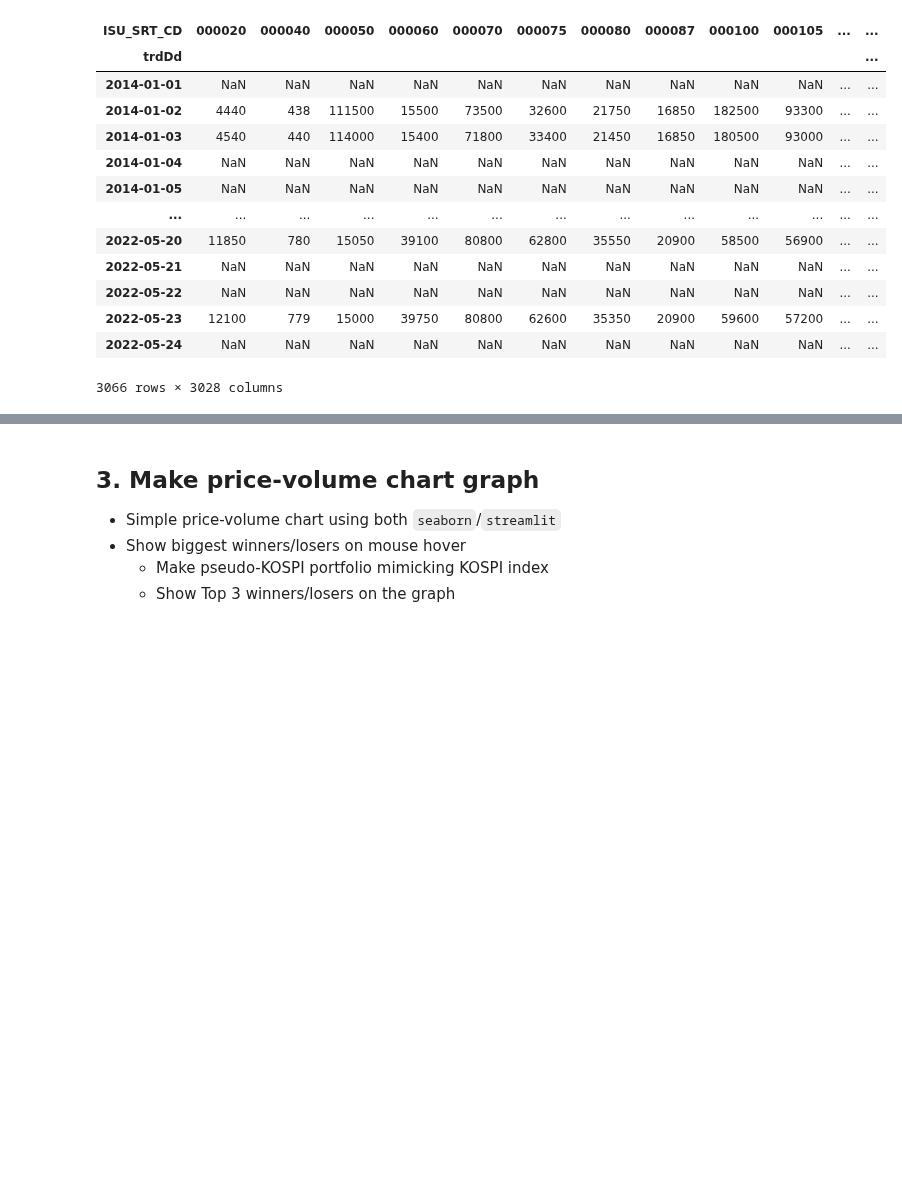
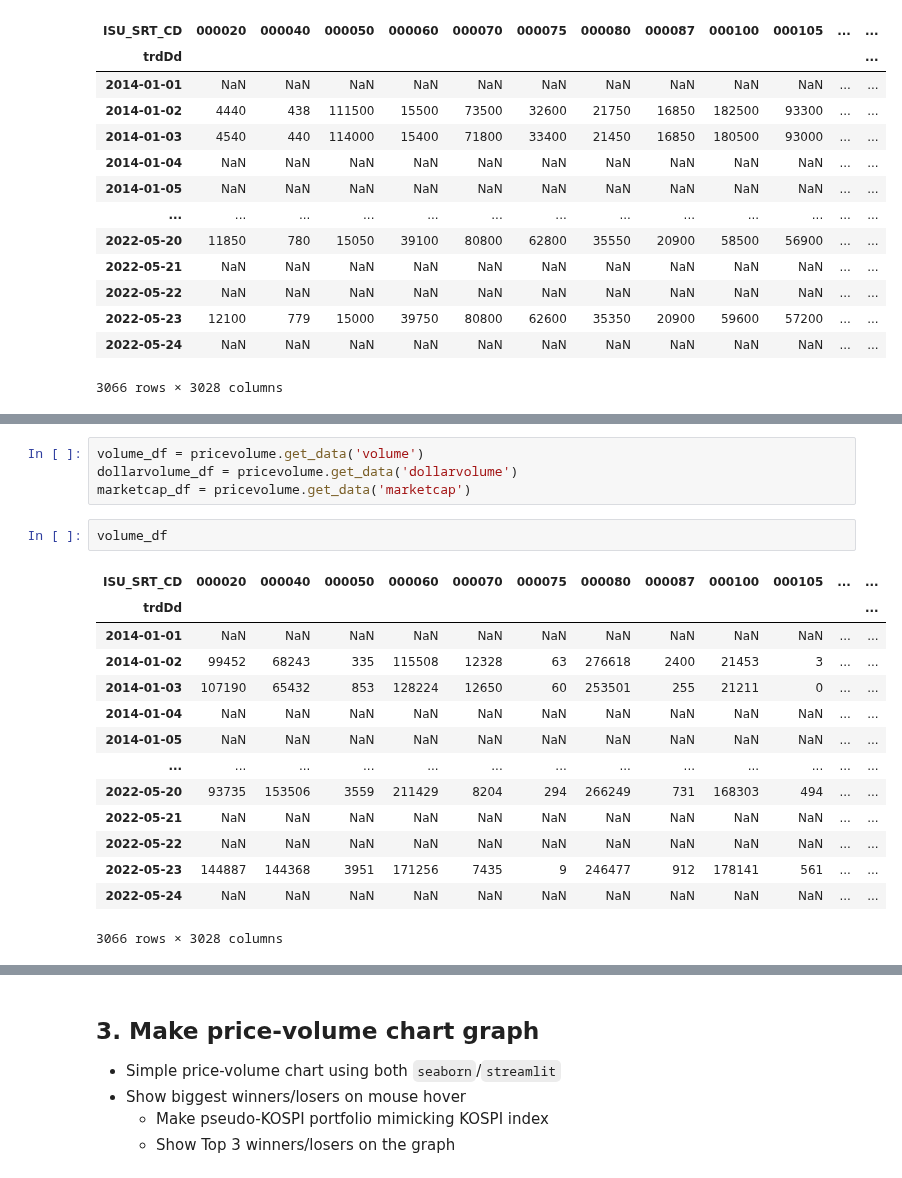
Before and after one commit to jaepil-choi/korquanttools, a Jupyter notebook: financedashboard.ipynb, the cells around one changed output, grey strips where cells are left out. Cells and saved outputs as stored; diff of their text form; blank space fills up the shorter version.

```diff
--- a/financedashboard.ipynb
+++ b/financedashboard.ipynb
@@ -53,0 +81,21 @@ close_df
+# %%
+volume_df = pricevolume.get_data('volume')
+dollarvolume_df = pricevolume.get_data('dollarvolume')
+marketcap_df = pricevolume.get_data('marketcap')
+# %%
+volume_df
+# %% [output]
+| ISU_SRT_CD | 000020 | 000040 | 000050 | 000060 | 000070 | 000075 | 000080 | 000087 | 000100 | 000105 | ... | ... |
+| trdDd |  |  |  |  |  |  |  |  |  |  |  | ... |
+| 2014-01-01 | NaN | NaN | NaN | NaN | NaN | NaN | NaN | NaN | NaN | NaN | ... | ... |
+| 2014-01-02 | 99452 | 68243 | 335 | 115508 | 12328 | 63 | 276618 | 2400 | 21453 | 3 | ... | ... |
+| 2014-01-03 | 107190 | 65432 | 853 | 128224 | 12650 | 60 | 253501 | 255 | 21211 | 0 | ... | ... |
+| 2014-01-04 | NaN | NaN | NaN | NaN | NaN | NaN | NaN | NaN | NaN | NaN | ... | ... |
+| 2014-01-05 | NaN | NaN | NaN | NaN | NaN | NaN | NaN | NaN | NaN | NaN | ... | ... |
+| ... | ... | ... | ... | ... | ... | ... | ... | ... | ... | ... | ... | ... |
+| 2022-05-20 | 93735 | 153506 | 3559 | 211429 | 8204 | 294 | 266249 | 731 | 168303 | 494 | ... | ... |
+| 2022-05-21 | NaN | NaN | NaN | NaN | NaN | NaN | NaN | NaN | NaN | NaN | ... | ... |
+| 2022-05-22 | NaN | NaN | NaN | NaN | NaN | NaN | NaN | NaN | NaN | NaN | ... | ... |
+| 2022-05-23 | 144887 | 144368 | 3951 | 171256 | 7435 | 9 | 246477 | 912 | 178141 | 561 | ... | ... |
+| 2022-05-24 | NaN | NaN | NaN | NaN | NaN | NaN | NaN | NaN | NaN | NaN | ... | ... |
+3066 rows × 3028 columns
```
Also changed, not shown: parts of 14 cells of this notebook.
